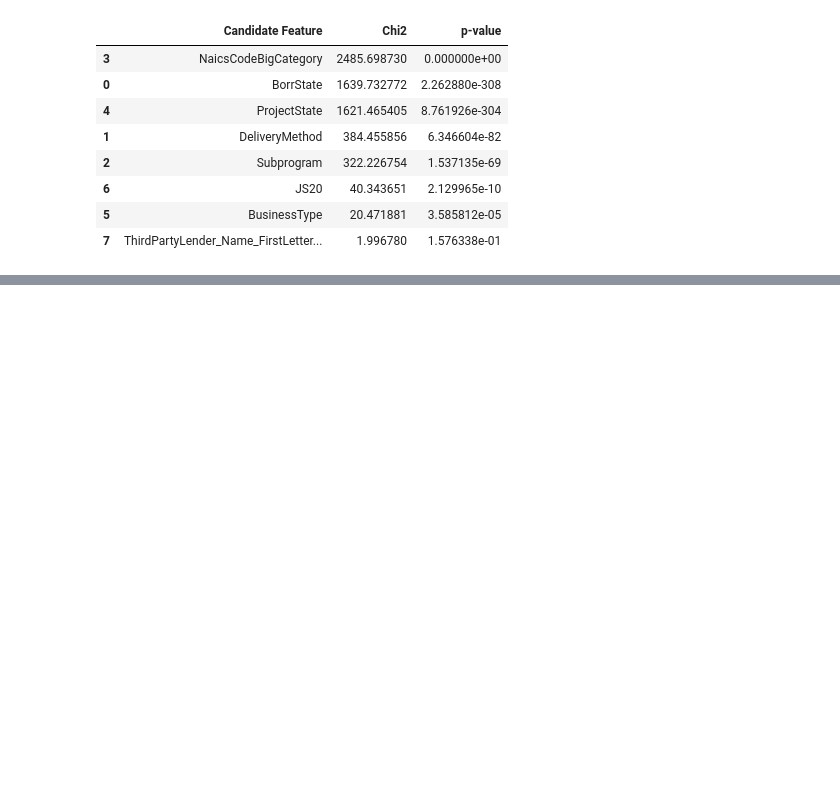
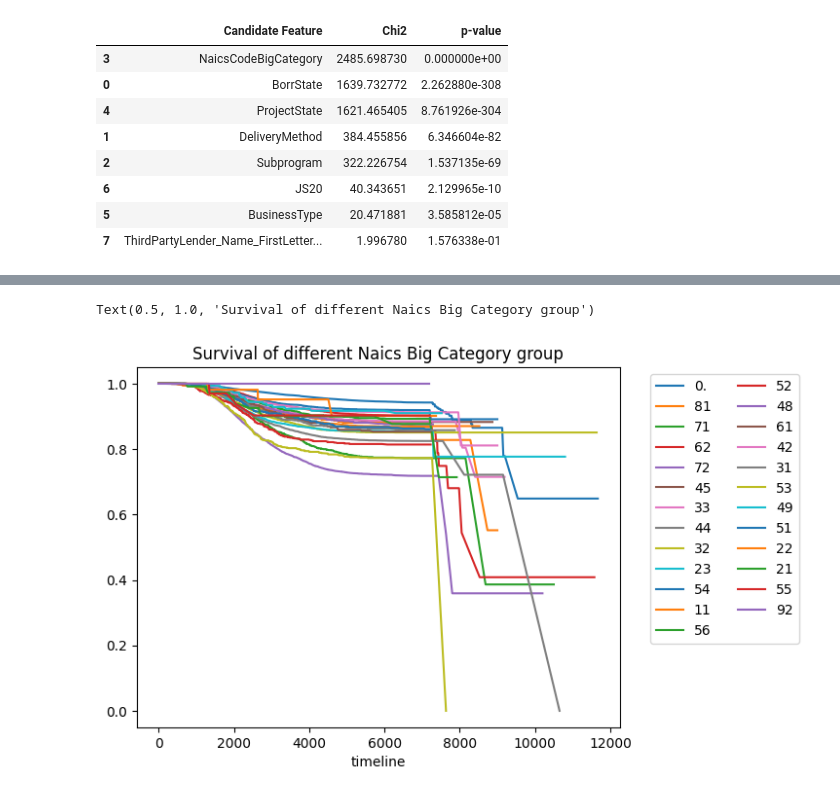
Before and after one commit to DavidCastroPena/credit-models, a Jupyter notebook: FinalProject.ipynb, the cells around one changed output, grey strips where cells are left out. Cells and saved outputs as stored; diff of their text form; code cells hidden in the pictures; blank space fills up the shorter version.

```diff
--- a/FinalProject.ipynb
+++ b/FinalProject.ipynb
@@ -288,0 +301,16 @@ result
+# %%
+import matplotlib.pyplot as plt
+
+naics_big_cat = df_train["NaicsCode"].apply(lambda x: str(x)[:2])
+cat_list = list(naics_big_cat.unique())
+
+ax = plt.subplot(111)
+for c in cat_list:
+    m = (naics_big_cat == c)
+    kmf.fit(durations = df_train["SurvivalDays"][m], event_observed = df_train["Default"][m], label = c)
+    kmf.survival_function_.plot(ax = ax)
+plt.legend(bbox_to_anchor=(1.05, 1), loc='upper left', ncol=2)
+plt.title("Survival of different Naics Big Category group")
+# %% [output]
+Text(0.5, 1.0, 'Survival of different Naics Big Category group')
+[figure, added]
```
Also changed, not shown: parts of 5 cells of this notebook, 1 other file.
